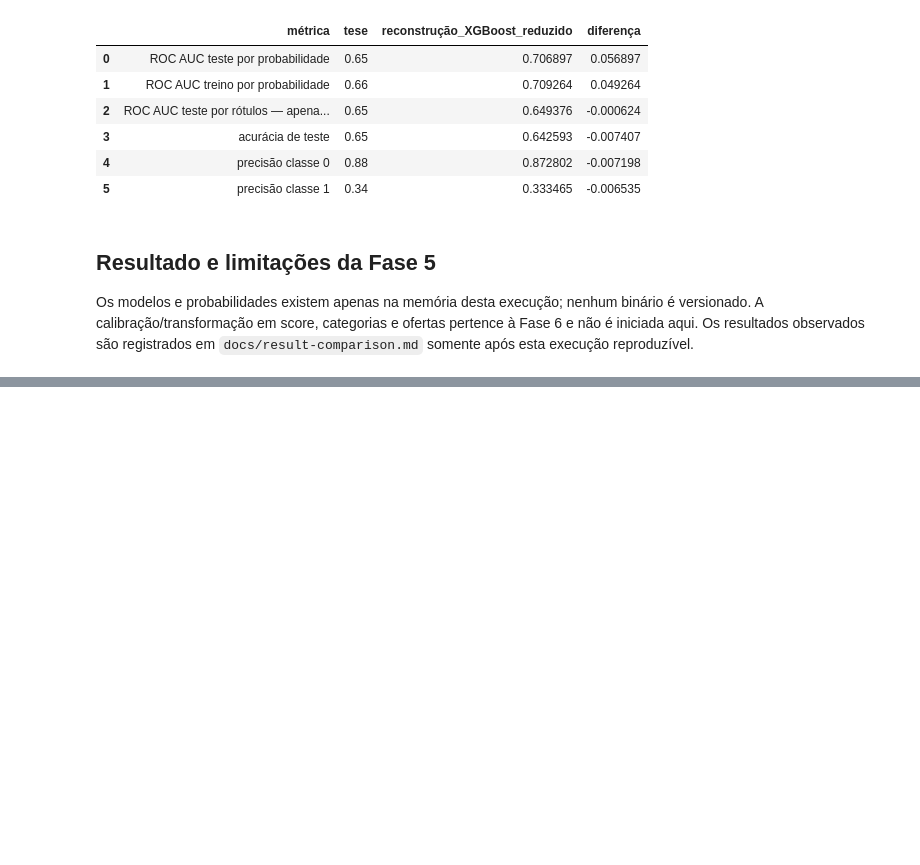
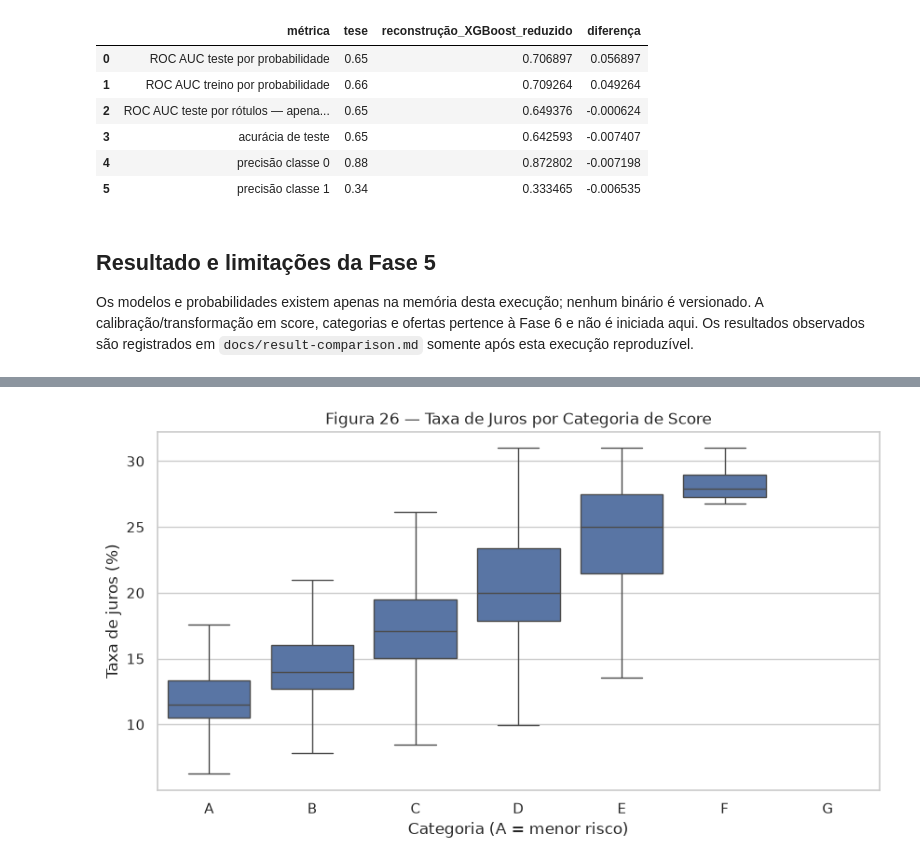
Before and after one commit to viniciuspizettadesouza/tcc-project, a Jupyter notebook: notebooks/tcc-reconstructed.ipynb, the cells around one changed output, grey strips where cells are left out. Cells and saved outputs as stored; diff of their text form; code cells hidden in the pictures; blank space fills up the shorter version.

Commit message:
feat: implement phase 6 credit scoring and offers

```diff
--- a/notebooks/tcc-reconstructed.ipynb
+++ b/notebooks/tcc-reconstructed.ipynb
@@ -1087,0 +1192,20 @@ Os modelos e probabilidades existem apenas na memória desta execução; nenhum
+# %%
+score_750_category = categorize_credit_score([750]).iloc[0]
+phase6_offer_example = pd.DataFrame(
+    {
+        "score_credito": [725.0, 750.0, 825.0],
+        "categoria_publicada": ["B (limite)", score_750_category, "B (limite)"],
+        "taxa_ofertada_pct_aa": [
+            category_b_interest_rate(725),
+            category_b_interest_rate(750),
+            category_b_interest_rate(825),
+        ],
+    }
+)
+phase6_scores["taxa_ofertada_pct_aa"] = [
+    evidenced_interest_offer(category, score)
+    for category, score in zip(
+        phase6_scores["Categoria"], phase6_scores["credit_score"], strict=True
+    )
+]
+phase6_offer_example
@@ -1087,0 +1221,18 @@ Os modelos e probabilidades existem apenas na memória desta execução; nenhum
+# %%
+phase6_analysis = verified_loans.loc[
+    X_test_phase5.index, ["int_rate", "dti", "home_ownership", "application_type"]
+].reset_index(drop=True)
+phase6_analysis = pd.concat([phase6_analysis, phase6_scores], axis=1)
+phase6_in_range = phase6_analysis[
+    phase6_analysis["Categoria"].isin(THESIS_CREDIT_CATEGORIES)
+].copy()
+phase6_in_range["Categoria"] = pd.Categorical(
+    phase6_in_range["Categoria"], categories=list(reversed(THESIS_CREDIT_CATEGORIES)), ordered=True
+)
+
+fig, ax = plt.subplots(figsize=(10, 5))
+sns.boxplot(data=phase6_in_range, x="Categoria", y="int_rate", order=list(reversed(THESIS_CREDIT_CATEGORIES)), showfliers=False, ax=ax)
+ax.set(title="Figura 26 — Taxa de Juros por Categoria de Score", xlabel="Categoria (A = menor risco)", ylabel="Taxa de juros (%)")
+plt.show()
+# %% [output]
+[figure, added]
```
Also changed, not shown: parts of 12 cells of this notebook, 5 other files.
